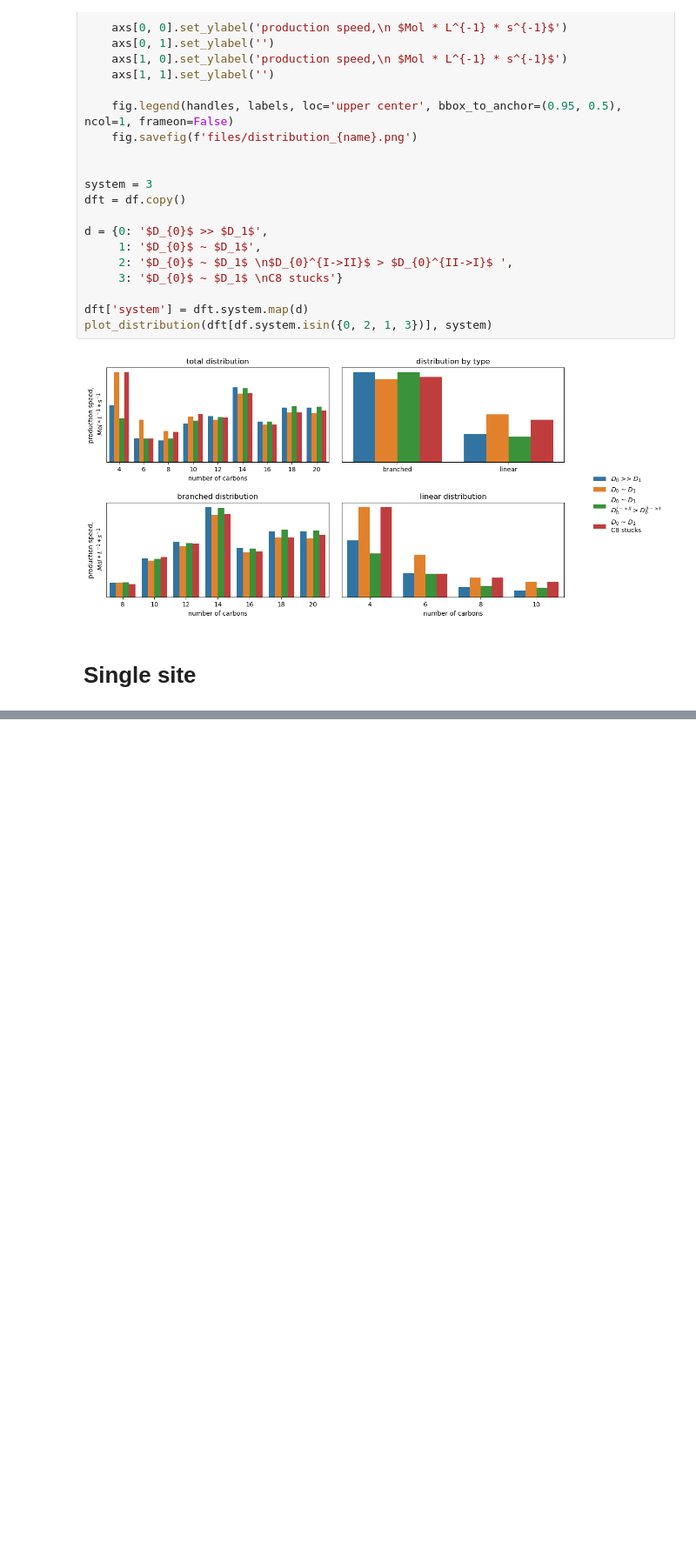
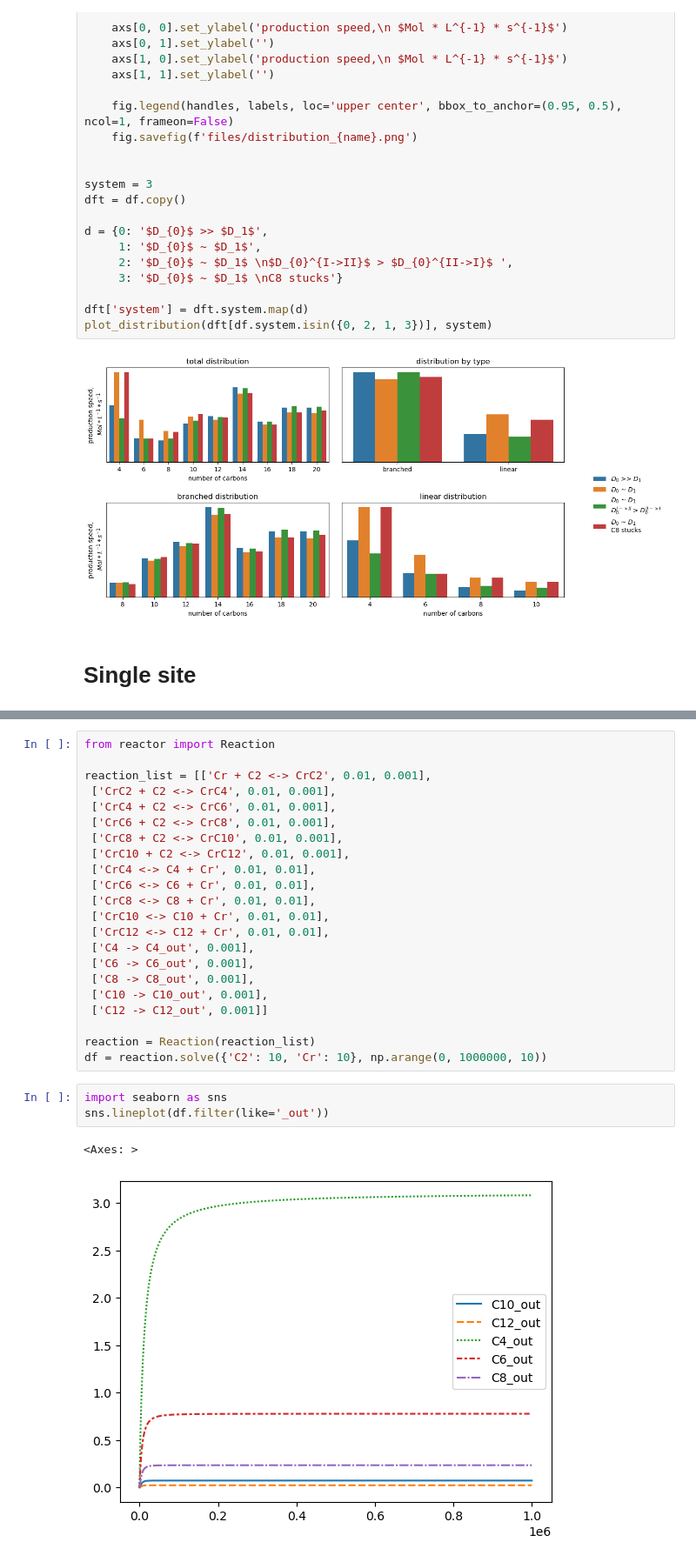
Before and after one commit to aleksandravdoshin/reactor_model, a Jupyter notebook: Oligomerization_example.ipynb, the cells around one changed output, grey strips where cells are left out. Shown at 87% size. Saved outputs shown, nothing was run; the diff lists cells and outputs as text; blank space fills up the shorter version.

Commit message:
Fix reactor model

```diff
--- a/Oligomerization_example.ipynb
+++ b/Oligomerization_example.ipynb
@@ -700,0 +749,28 @@ for i,j in zip(reactions, combinations):
+# %%
+from reactor import Reaction
+
+reaction_list = [['Cr + C2 <-> CrC2', 0.01, 0.001],
+ ['CrC2 + C2 <-> CrC4', 0.01, 0.001],
+ ['CrC4 + C2 <-> CrC6', 0.01, 0.001],
+ ['CrC6 + C2 <-> CrC8', 0.01, 0.001],
+ ['CrC8 + C2 <-> CrC10', 0.01, 0.001],
+ ['CrC10 + C2 <-> CrC12', 0.01, 0.001],
+ ['CrC4 <-> C4 + Cr', 0.01, 0.01],
+ ['CrC6 <-> C6 + Cr', 0.01, 0.01],
+ ['CrC8 <-> C8 + Cr', 0.01, 0.01],
+ ['CrC10 <-> C10 + Cr', 0.01, 0.01],
+ ['CrC12 <-> C12 + Cr', 0.01, 0.01],
+ ['C4 -> C4_out', 0.001],
+ ['C6 -> C6_out', 0.001],
+ ['C8 -> C8_out', 0.001],
+ ['C10 -> C10_out', 0.001],
+ ['C12 -> C12_out', 0.001]]
+
+reaction = Reaction(reaction_list)
+df = reaction.solve({'C2': 10, 'Cr': 10}, np.arange(0, 1000000, 10))
+# %%
+import seaborn as sns
+sns.lineplot(df.filter(like='_out'))
+# %% [output]
+<Axes: >
+[figure, added]
```
Also changed, not shown: parts of 8 cells of this notebook, 2 other files.
